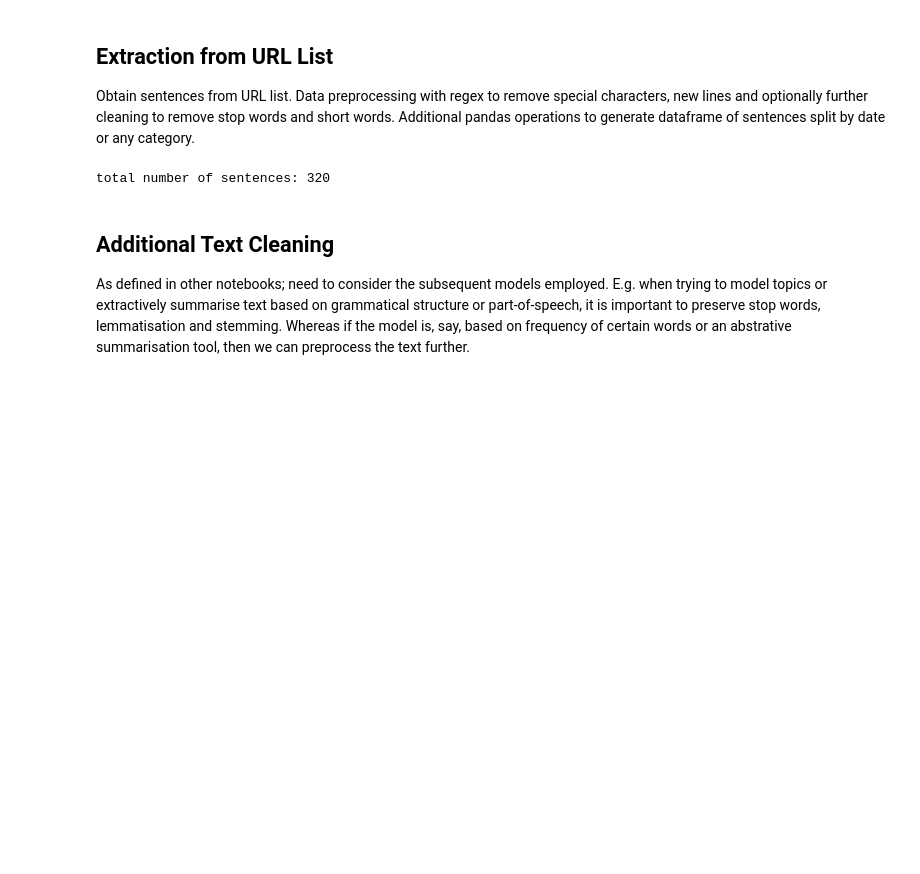
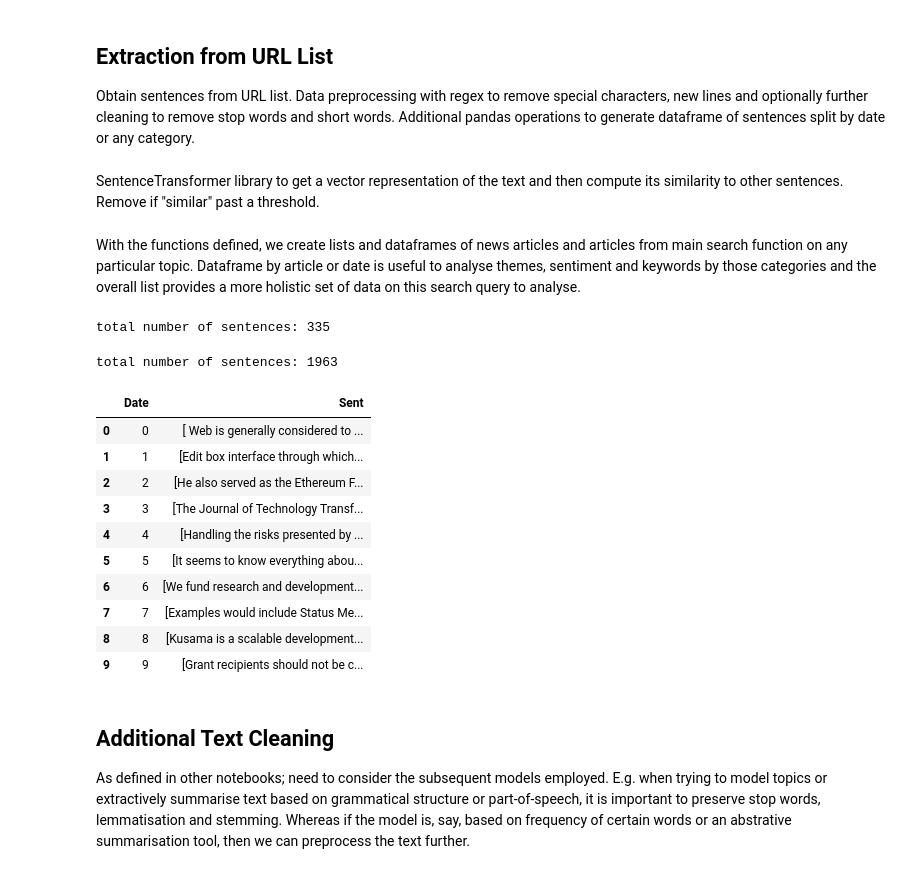
Before and after one commit to michaelmml/NLP-Information-Extraction, a Jupyter notebook: BERTopicModelling.ipynb, the cells around one changed output. Saved outputs shown, nothing was run; the diff lists cells and outputs as text; code cells hidden in the pictures; blank space fills up the shorter version.

```diff
--- a/BERTopicModelling.ipynb
+++ b/BERTopicModelling.ipynb
@@ -78,7 +96,7 @@ def scrape_urls(query, num):
 
 Obtain sentences from URL list. Data preprocessing with regex to remove special characters, new lines and optionally further cleaning to remove stop words and short words. Additional pandas operations to generate dataframe of sentences split by date or any category.
 # %%
-def get_sentences(url):
+def GetSentences(url):
 
     try:
       article = Article(url)
@@ -88,8 +106,8 @@ def get_sentences(url):
       pass
     if article:
       sentences = tokenize.sent_tokenize(article.text)
-      sentences = [re.sub(r'\d+', '', sentence) for sentence in sentences]
-      sentences = [re.sub(r'[^\w\s]','',sentence) for sentence in sentences]
+      sentences = [re.sub(r'web','',sentence) for sentence in sentences]
+      sentences = [re.sub(r'[^A-Za-z0-9 ]+','',sentence) for sentence in sentences]
       sentences = [re.sub('\n ', '', sentence) for sentence in sentences]
       sentences = [re.sub('\n', ' ', sentence) for sentence in sentences]
       sentences = [sentence for sentence in sentences if len(sentence) > 20]
@@ -97,8 +115,10 @@ def get_sentences(url):
       cleaned_sentences = list(set(sentences))
 
       return cleaned_sentences
+# %% [markdown]
+SentenceTransformer library to get a vector representation of the text and then compute its similarity to other sentences. Remove if "similar" past a threshold.
 # %%
-def remove_similar_sentences(sentences, model, similarity_threshold):
+def RemoveSimilarSentences(sentences, model, similarity_threshold):
 
     new_sentences = sentences.copy()
     embeddings = model.encode(new_sentences, show_progress_bar=False)
@@ -139,16 +157,20 @@ def GetDocuments(dataframe):
     sent_dict = {}
     dataframe = dataframe.reset_index()
     for i in range(len(dataframe)):
-        sentences = get_sentences(dataframe.loc[i,'URL'])
-        new_sentences = remove_similar_sentences(sentences, model, .65)
+        sentences = GetSentences(dataframe.loc[i,'URL'])
+        new_sentences = RemoveSimilarSentences(sentences, model, .65)
         sent_dict[dataframe.loc[i,'Date']] = new_sentences
         documents.append(new_sentences)
 
     flat_list = [i for sub_list in documents for i in sub_list]
 
     return flat_list, sent_dict
+# %% [markdown]
+With the functions defined, we create lists and dataframes of news articles and articles from main search function on any particular topic. Dataframe by article or date is useful to analyse themes, sentiment and keywords by those categories and the overall list provides a more holistic set of data on this search query to analyse.
 # %%
-sent_list, data2 = GetDocuments(data)
+news_data = news_data.reset_index()
+sent_list, news_data_dict = GetDocuments(news_data)
 print('total number of sentences:', len(sent_list))
+news_df = pd.DataFrame(news_data_dict.items(), columns=['Date', 'Sent'])
 # %% [output]
-total number of sentences: 320
+total number of sentences: 335
@@ -157,3 +177,24 @@ df = pd.DataFrame(data2.items(), columns=['Date', 'Sent'])
+# %%
+gen_data['Date'] = np.arange(len(gen_data))
+gen_sent_list, gen_data_dict = GetDocuments(gen_data)
+print('total number of sentences:', len(gen_sent_list))
+gen_df = pd.DataFrame(gen_data_dict.items(), columns=['Date', 'Sent'])
+# %% [output]
+total number of sentences: 1963
+# %%
+gen_df.head(10)
+# %% [output]
+|  | Date | Sent |
+| 0 | 0 | [ Web is generally considered to ... |
+| 1 | 1 | [Edit box interface through which... |
+| 2 | 2 | [He also served as the Ethereum F... |
+| 3 | 3 | [The Journal of Technology Transf... |
+| 4 | 4 | [Handling the risks presented by ... |
+| 5 | 5 | [It seems to know everything abou... |
+| 6 | 6 | [We fund research and development... |
+| 7 | 7 | [Examples would include Status Me... |
+| 8 | 8 | [Kusama is a scalable development... |
+| 9 | 9 | [Grant recipients should not be c... |
 # %% [markdown]
 ## Additional Text Cleaning
 
```
Also changed, not shown: parts of 49 cells of this notebook.
